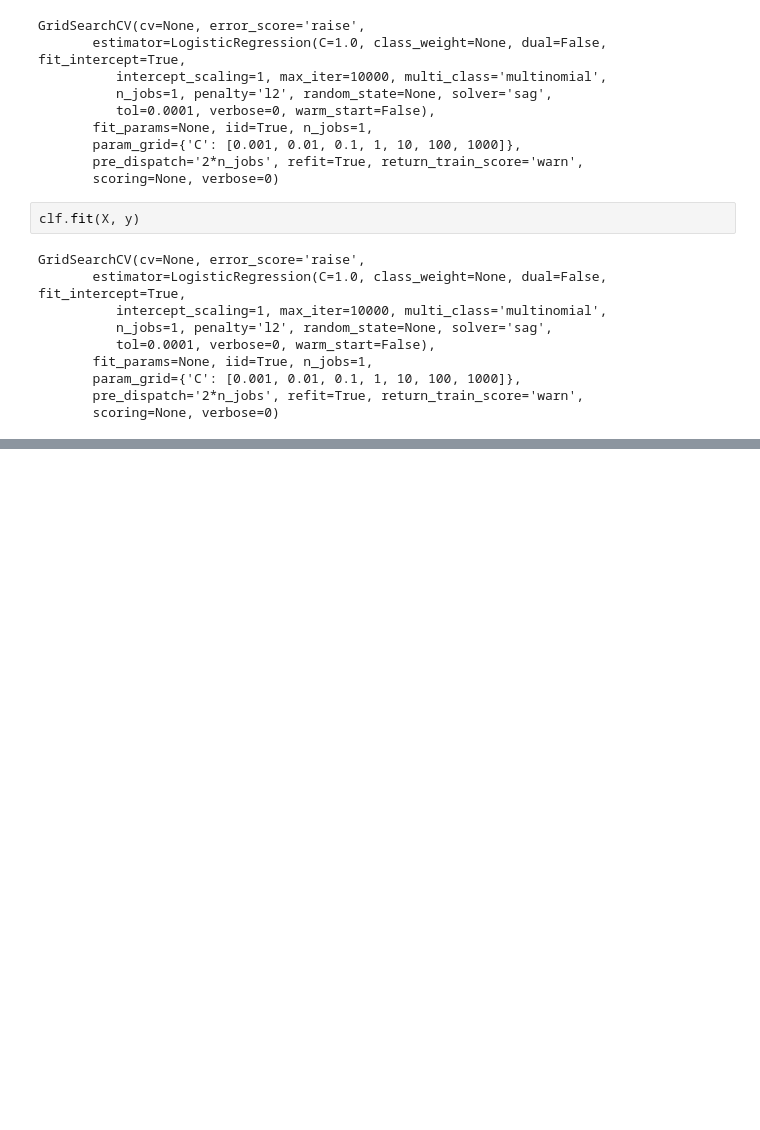
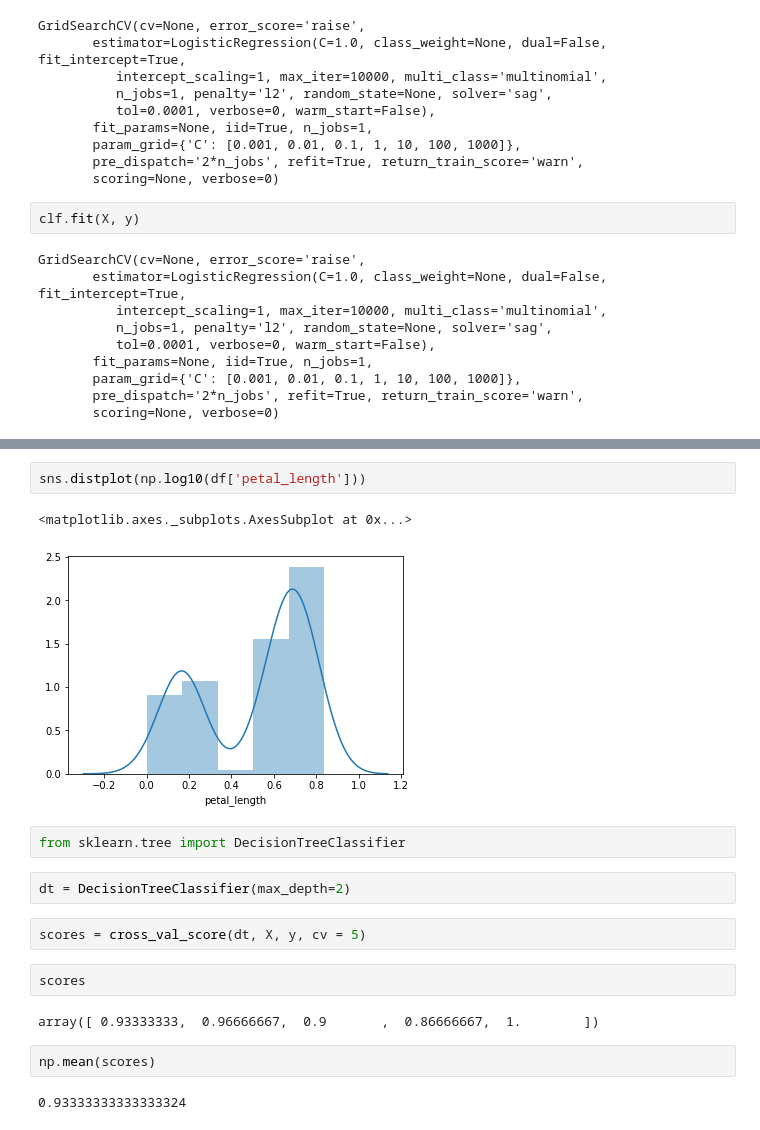
Before and after one commit to sky-lynx/iris_dataset, a Jupyter notebook: iris.ipynb, the cells around one changed output, grey strips where cells are left out. Cells and saved outputs as stored; diff of their text form; blank space fills up the shorter version.

Commit message:
pca and decision tree implemented

```diff
--- a/iris.ipynb
+++ b/iris.ipynb
@@ -250,0 +392,19 @@ LogisticRegression(C=1, class_weight=None, dual=False, fit_intercept=True,
+# %%
+sns.distplot(np.log10(df['petal_length']))
+# %% [output]
+<matplotlib.axes._subplots.AxesSubplot at 0x...>
+[figure, added]
+# %%
+from sklearn.tree import DecisionTreeClassifier
+# %%
+dt = DecisionTreeClassifier(max_depth=2)
+# %%
+scores = cross_val_score(dt, X, y, cv = 5)
+# %%
+scores
+# %% [output]
+array([ 0.93333333,  0.96666667,  0.9       ,  0.86666667,  1.        ])
+# %%
+np.mean(scores)
+# %% [output]
+0.93333333333333324
```
Also changed, not shown: parts of 19 cells of this notebook.
